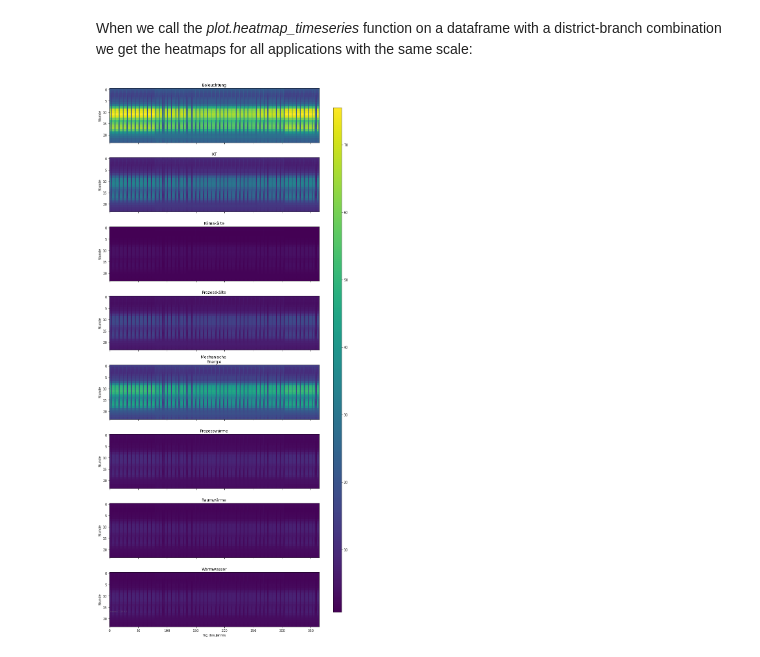
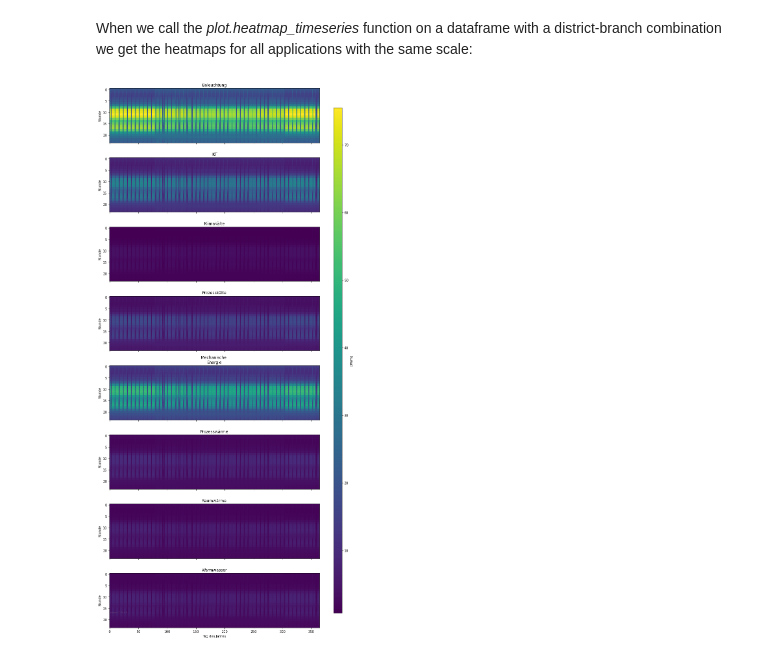
Before and after one commit to DemandRegioTeam/disaggregator, a Jupyter notebook: XX_Demo_application_disaggregations.ipynb, the cells around one changed output. Saved outputs shown, nothing was run; the diff lists cells and outputs as text; code cells hidden in the pictures.

```diff
--- a/XX_Demo_application_disaggregations.ipynb
+++ b/XX_Demo_application_disaggregations.ipynb
@@ -143,5 +127,5 @@ temp_power_CTS_detailed = temporal.disagg_temporal_applications("power", "CTS",
 # %%
-temp_power_CTS_detailed = temporal.disagg_temporal_applications("power", "CTS", detailed = True, use_nuts3code = True, wz = 47)
+temp_power_CTS_detailed = temporal.disagg_temporal_applications("power", "CTS", detailed = True, use_nuts3code = True, wz = [46,47])
 # %% [output]
 disaggregator.temporal: INFO     Working on state: SH.
 disaggregator.temporal: INFO     ... creating state-specific load-profiles
@@ -224,6 +206,6 @@ To get a line graph of all applications within a district (and branch)
 # %%
 fig, ax = plot.temporal_plot_function(temp_power_CTS_detailed["DE300", 47].head(1152))
-plot.set_ax_format(ax=ax, ylabel='[MWh] ???', xlabel='Tag des Jahres',
+plot.set_ax_format(ax=ax, ylabel='[MWh]', xlabel='Tag des Jahres',
                    axtitle='Stromverbrauch des WZ 47 in Berlin')
 # %% [output]
 [figure]
@@ -232,6 +214,6 @@ plot.set_ax_format(ax=ax, ylabel='[MWh] ???', xlabel='Tag des Jahres',
 # %% [markdown]
 When we call the *plot.heatmap_timeseries* function on a dataframe with a district-branch combination we get the heatmaps for all applications with the same scale:
 # %%
-fig, ax = plot.heatmap_timeseries(power_CTS_hourly["DE300", 47])
+fig, ax = plot.heatmap_timeseries(power_CTS_hourly["DE300", 47], clabel = "[MWh]")
 # %% [output]
-[figure, old version]
+[figure, new version]
```
Also changed, not shown: parts of 18 cells of this notebook.
